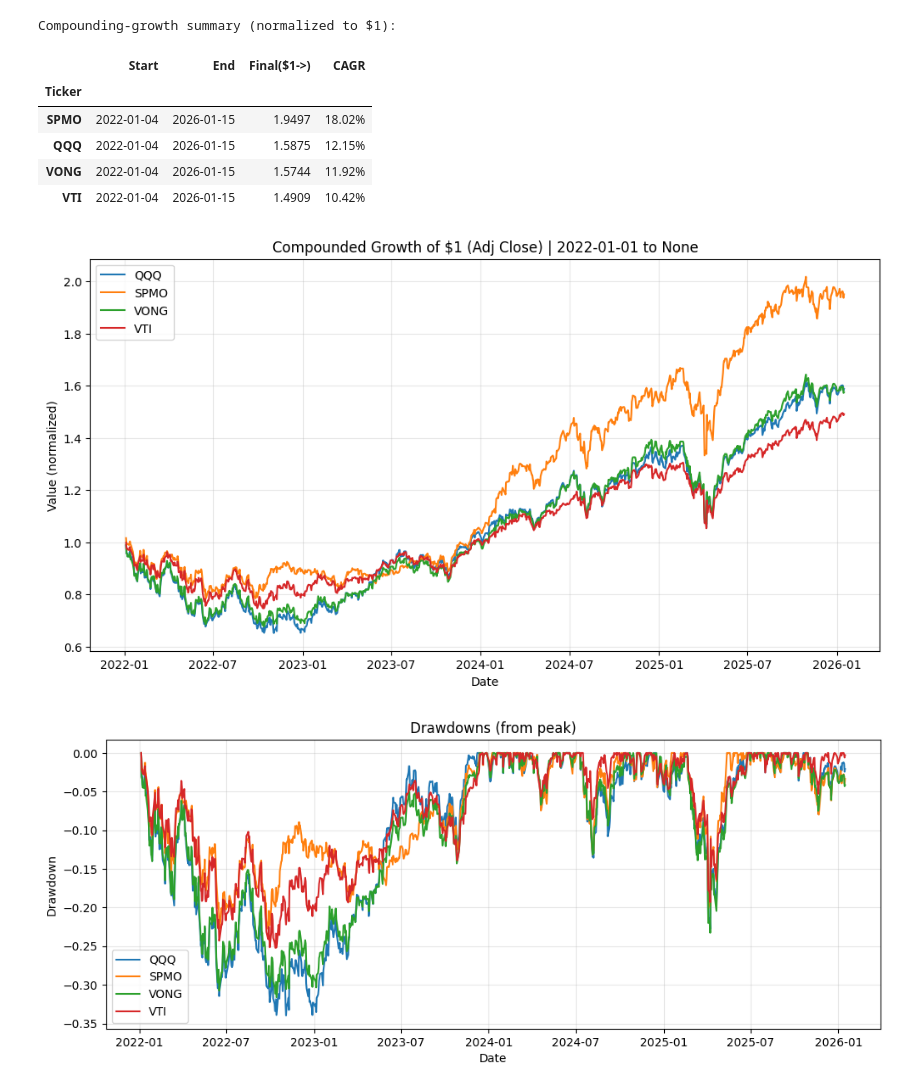
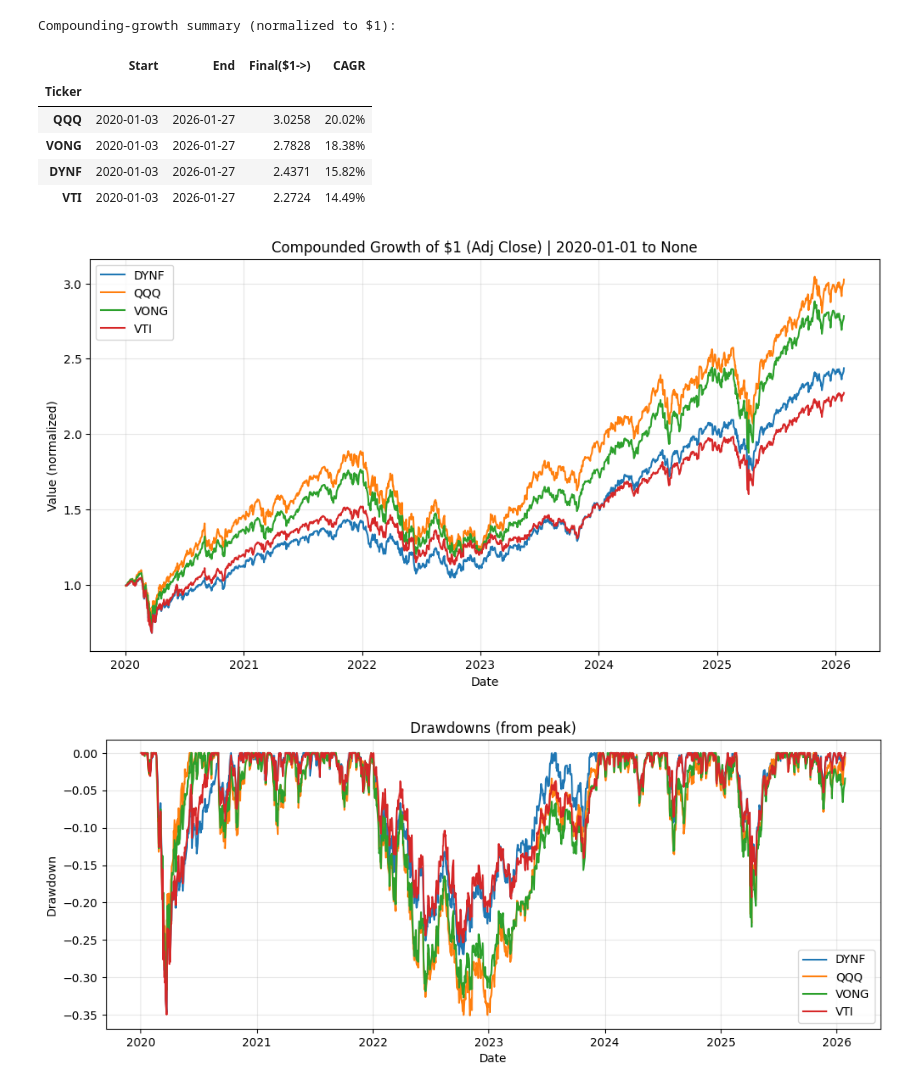
Before and after one commit to sacrom-wongbe/compounding-focus-finance-tooling, a Jupyter notebook: Correlator.ipynb, the cells around one changed output. Drawn from its saved outputs; the diff is of its cells as text; code cells hidden in the pictures.

```diff
--- a/Correlator.ipynb
+++ b/Correlator.ipynb
@@ -128,8 +128,8 @@ import matplotlib.pyplot as plt
 # ----------------------------
 # User settings
 # ----------------------------
-tickers = ["VTI", "VONG", "QQQ", "SPMO"]      # 2+ tickers
-start = "2022-01-01"
+tickers = ["VTI", "VONG", "QQQ", "DYNF"]      # 2+ tickers
+start = "2020-01-01"
 end   = None
 
 initial_value = 1.0                 # normalize to $1 (compounding growth)
@@ -189,39 +189,39 @@ plt.title(f"Compounded Growth of ${initial_value:.0f} (Adj Close) | {start} to {
 plt.xlabel("Date")
 plt.ylabel("Value (normalized)")
 if use_log_scale:
     plt.yscale("log")
     plt.ylabel("Value (log scale, normalized)")
 
 plt.grid(True, alpha=0.3)
 plt.legend()
 plt.show()
 
 # ----------------------------
 # Optional: Drawdown chart (peak-to-trough % decline)
 # ----------------------------
 if show_drawdown:
     running_max = growth.cummax()
     drawdown = growth / running_max - 1.0
 
     plt.figure(figsize=(12, 4.5))
     for col in drawdown.columns:
         plt.plot(drawdown.index, drawdown[col], label=col)
     plt.title("Drawdowns (from peak)")
     plt.xlabel("Date")
     plt.ylabel("Drawdown")
     plt.grid(True, alpha=0.3)
     plt.legend()
     plt.show()
 # %% [output]
 Compounding-growth summary (normalized to $1):
 |  | Start | End | Final($1->) | CAGR |
 | Ticker |  |  |  |  |
-| SPMO | 2022-01-04 | 2026-01-15 | 1.9497 | 18.02% |
-| QQQ | 2022-01-04 | 2026-01-15 | 1.5875 | 12.15% |
-| VONG | 2022-01-04 | 2026-01-15 | 1.5744 | 11.92% |
-| VTI | 2022-01-04 | 2026-01-15 | 1.4909 | 10.42% |
+| QQQ | 2020-01-03 | 2026-01-27 | 3.0258 | 20.02% |
+| VONG | 2020-01-03 | 2026-01-27 | 2.7828 | 18.38% |
+| DYNF | 2020-01-03 | 2026-01-27 | 2.4371 | 15.82% |
+| VTI | 2020-01-03 | 2026-01-27 | 2.2724 | 14.49% |
-[figure, old version]
+[figure, new version]
-[figure, old version]
+[figure, new version]
 # %%
 # If needed (run once): !pip install yfinance pandas matplotlib
 
```
Also changed, not shown: parts of 2 cells of this notebook, 8 other files.
